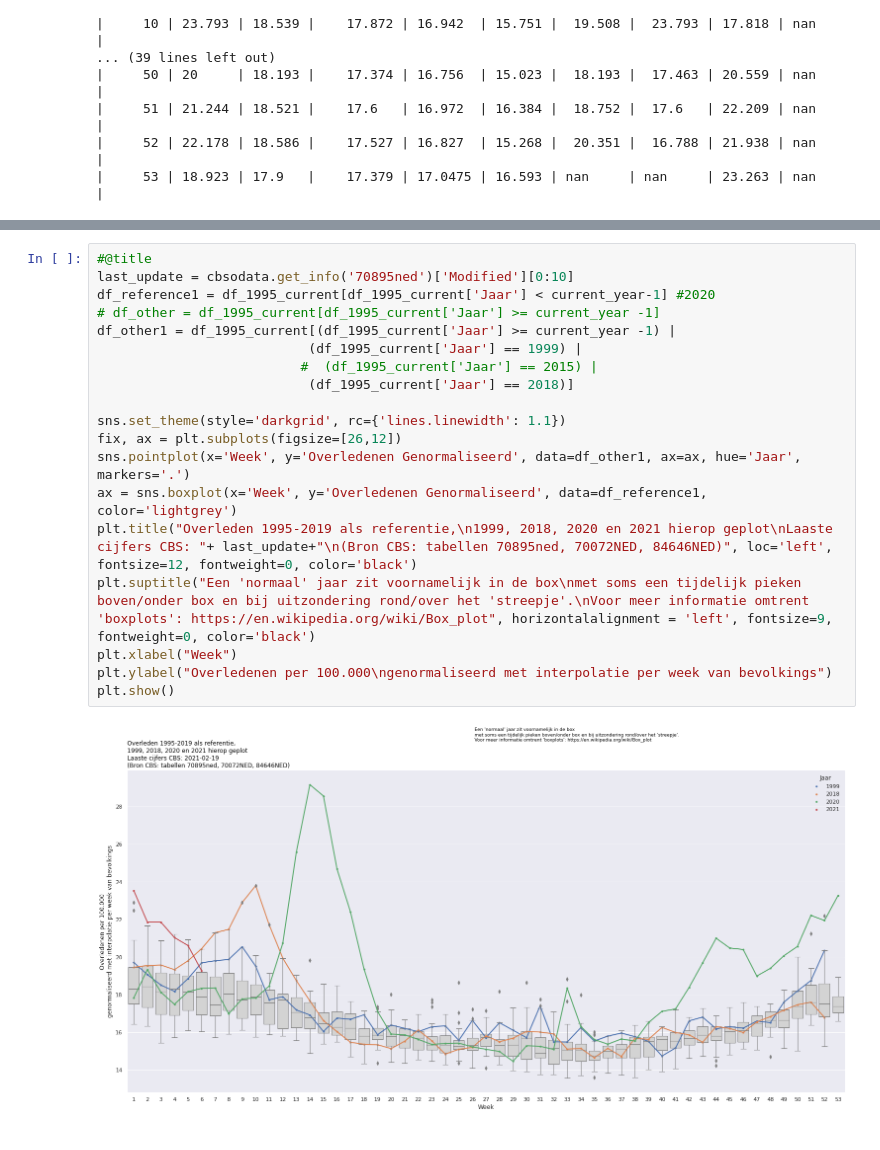
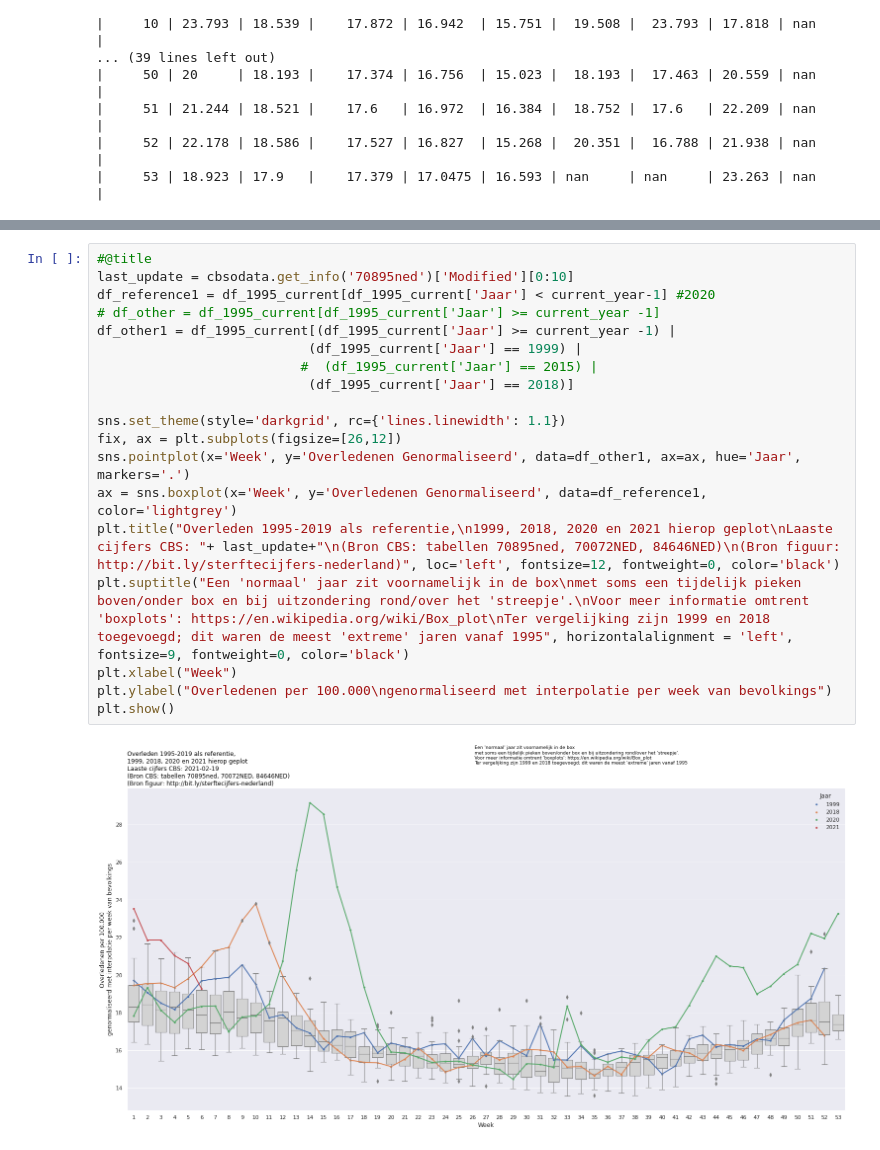
Before and after one commit to flow4u/public, a Jupyter notebook: Sterftecijfers_Nederland_COVID_19_periode_vergelijken_met_eerdere_jaren.ipynb, the cells around one changed output, grey strips where cells are left out. Drawn from its saved outputs; the diff is of its cells as text.

```diff
--- a/Sterftecijfers_Nederland_COVID_19_periode_vergelijken_met_eerdere_jaren.ipynb
+++ b/Sterftecijfers_Nederland_COVID_19_periode_vergelijken_met_eerdere_jaren.ipynb
@@ -510,21 +470,21 @@ plt.show()
 # %%
 #@title
 last_update = cbsodata.get_info('70895ned')['Modified'][0:10]
 df_reference1 = df_1995_current[df_1995_current['Jaar'] < current_year-1] #2020
 # df_other = df_1995_current[df_1995_current['Jaar'] >= current_year -1]
 df_other1 = df_1995_current[(df_1995_current['Jaar'] >= current_year -1) |
                            (df_1995_current['Jaar'] == 1999) |
                           #  (df_1995_current['Jaar'] == 2015) |
                            (df_1995_current['Jaar'] == 2018)]
 
 sns.set_theme(style='darkgrid', rc={'lines.linewidth': 1.1})
 fix, ax = plt.subplots(figsize=[26,12])
 sns.pointplot(x='Week', y='Overledenen Genormaliseerd', data=df_other1, ax=ax, hue='Jaar', markers='.')
 ax = sns.boxplot(x='Week', y='Overledenen Genormaliseerd', data=df_reference1, color='lightgrey')
-plt.title("Overleden 1995-2019 als referentie,\n1999, 2018, 2020 en 2021 hierop geplot\nLaaste cijfers CBS: "+ last_update+"\n(Bron CBS: tabellen 70895ned, 70072NED, 84646NED)", loc='left', fontsize=12, fontweight=0, color='black')
-plt.suptitle("Een 'normaal' jaar zit voornamelijk in de box\nmet soms een tijdelijk pieken boven/onder box en bij uitzondering rond/over het 'streepje'.\nVoor meer informatie omtrent 'boxplots': https://en.wikipedia.org/wiki/Box_plot", horizontalalignment = 'left', fontsize=9, fontweight=0, color='black')
+plt.title("Overleden 1995-2019 als referentie,\n1999, 2018, 2020 en 2021 hierop geplot\nLaaste cijfers CBS: "+ last_update+"\n(Bron CBS: tabellen 70895ned, 70072NED, 84646NED)\n(Bron figuur: http://bit.ly/sterftecijfers-nederland)", loc='left', fontsize=12, fontweight=0, color='black')
+plt.suptitle("Een 'normaal' jaar zit voornamelijk in de box\nmet soms een tijdelijk pieken boven/onder box en bij uitzondering rond/over het 'streepje'.\nVoor meer informatie omtrent 'boxplots': https://en.wikipedia.org/wiki/Box_plot\nTer vergelijking zijn 1999 en 2018 toegevoegd; dit waren de meest 'extreme' jaren vanaf 1995", horizontalalignment = 'left', fontsize=9, fontweight=0, color='black')
 plt.xlabel("Week")
 plt.ylabel("Overledenen per 100.000\ngenormaliseerd met interpolatie per week van bevolkings")
 plt.show()
 # %% [output]
-[figure, old version]
+[figure, new version]
```
Also changed, not shown: parts of 4 cells of this notebook.
